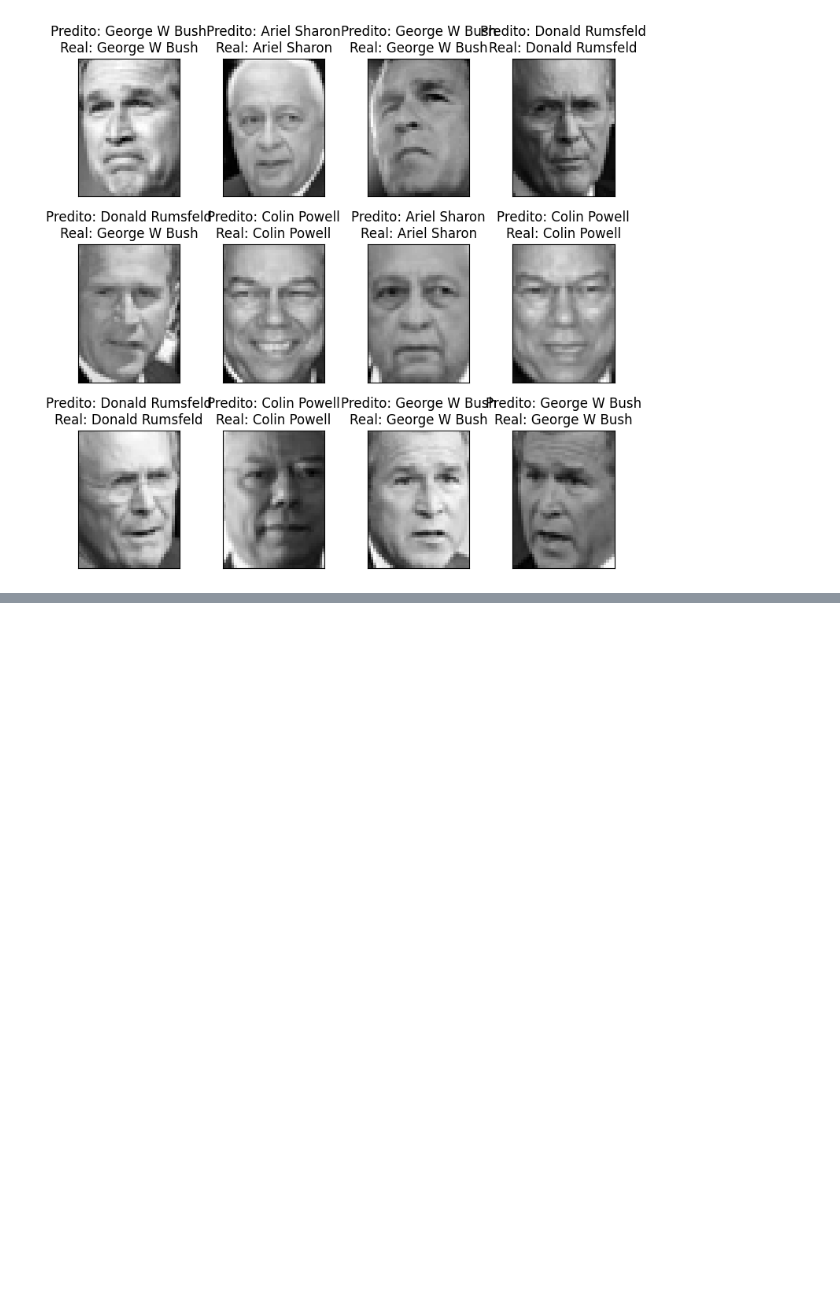
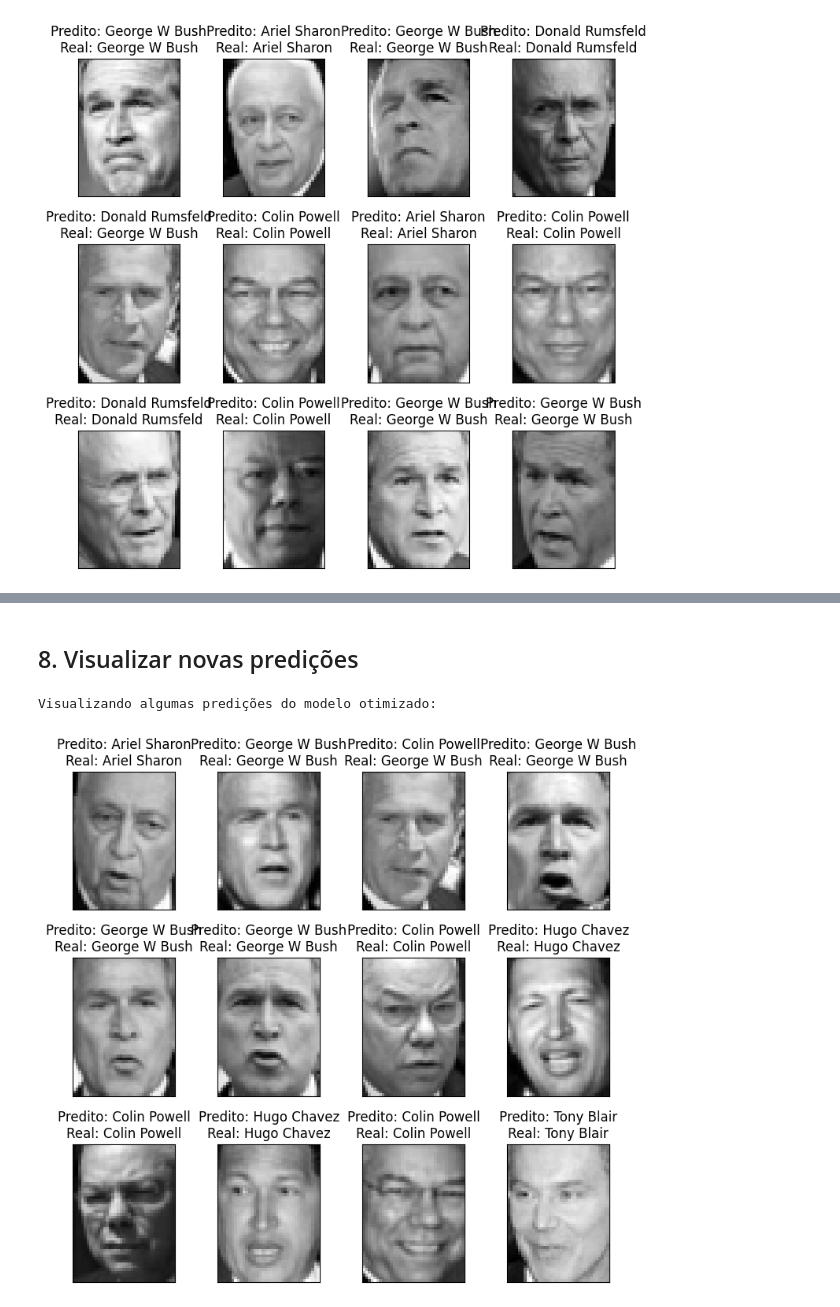
Before and after one commit to efraimmf/INTC-facial-detection-recognition, a Jupyter notebook: main.ipynb, the cells around one changed output, grey strips where cells are left out. Drawn from its saved outputs; the diff is of its cells as text; code cells hidden in the pictures; blank space fills up the shorter version.

```diff
--- a/main.ipynb
+++ b/main.ipynb
@@ -245,0 +345,17 @@ plt.show()
+# %% [markdown]
+## 8. Visualizar novas predições
+# %%
+n_samples_to_show = 12
+indices_optimal = np.random.choice(len(X_test), n_samples_to_show, replace=False)
+
+prediction_titles_optimal = [
+    f'Predito: {target_names[y_pred_optimal[i]]}\nReal: {target_names[y_test[i]]}'
+    for i in indices_optimal
+]
+
+print("Visualizando algumas predições do modelo otimizado:")
+plot_gallery(X_test[indices_optimal], prediction_titles_optimal, h, w)
+plt.show()
+# %% [output]
+Visualizando algumas predições do modelo otimizado:
+[figure, added]
```
Also changed, not shown: parts of 6 cells of this notebook.
